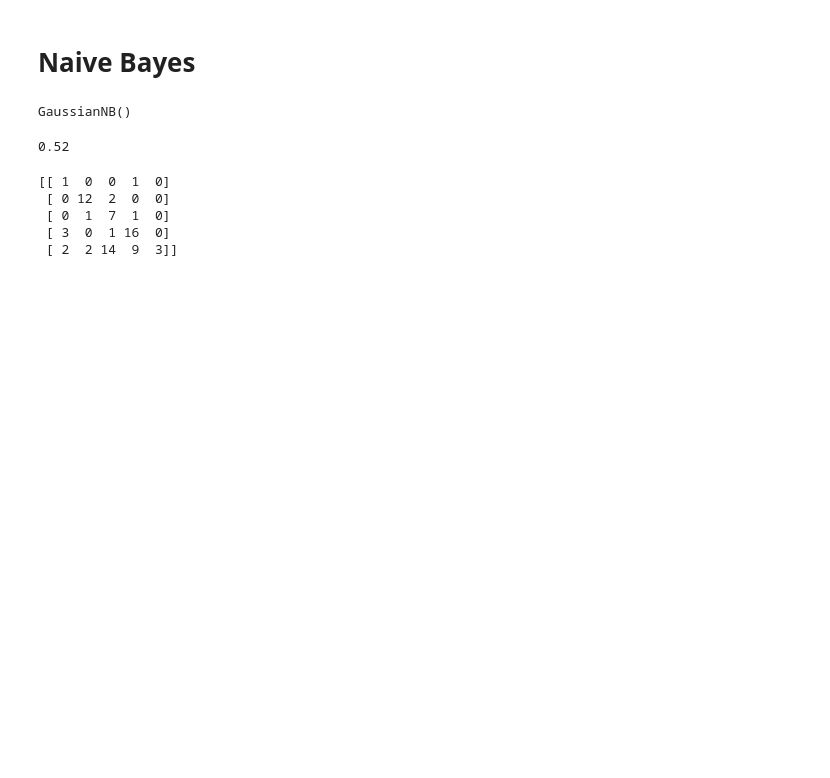
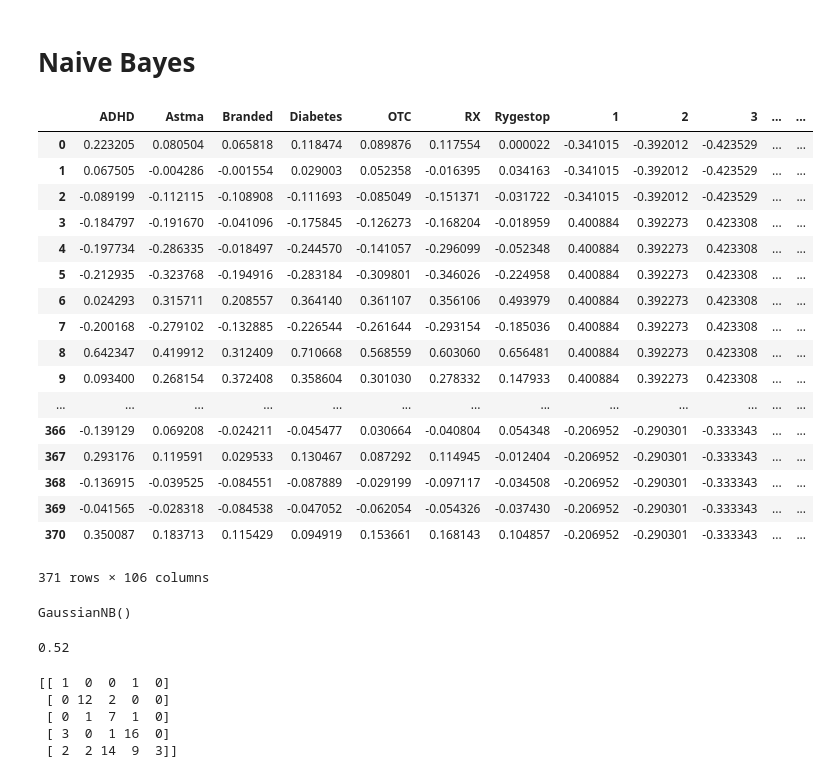
Before and after one commit to yfletberliac/Case-Computational-Data-Analysis, a Jupyter notebook: people_yannis.ipynb, the cells around one changed output. Drawn from its saved outputs; the diff is of its cells as text; code cells hidden in the pictures; blank space fills up the shorter version.

```diff
--- a/people_yannis.ipynb
+++ b/people_yannis.ipynb
@@ -110,6 +89,27 @@ for i in range(99):
     model_data[i+1] = model_data[i+1].astype(np.float64)
 # print model_data.mean()
 model_data = (model_data - model_data.mean()) / (model_data.max() - model_data.min())
+# %%
+model_data
+# %% [output]
+|  | ADHD | Astma | Branded | Diabetes | OTC | RX | Rygestop | 1 | 2 | 3 | ... | ... |
+| 0 | 0.223205 | 0.080504 | 0.065818 | 0.118474 | 0.089876 | 0.117554 | 0.000022 | -0.341015 | -0.392012 | -0.423529 | ... | ... |
+| 1 | 0.067505 | -0.004286 | -0.001554 | 0.029003 | 0.052358 | -0.016395 | 0.034163 | -0.341015 | -0.392012 | -0.423529 | ... | ... |
+| 2 | -0.089199 | -0.112115 | -0.108908 | -0.111693 | -0.085049 | -0.151371 | -0.031722 | -0.341015 | -0.392012 | -0.423529 | ... | ... |
+| 3 | -0.184797 | -0.191670 | -0.041096 | -0.175845 | -0.126273 | -0.168204 | -0.018959 | 0.400884 | 0.392273 | 0.423308 | ... | ... |
+| 4 | -0.197734 | -0.286335 | -0.018497 | -0.244570 | -0.141057 | -0.296099 | -0.052348 | 0.400884 | 0.392273 | 0.423308 | ... | ... |
+| 5 | -0.212935 | -0.323768 | -0.194916 | -0.283184 | -0.309801 | -0.346026 | -0.224958 | 0.400884 | 0.392273 | 0.423308 | ... | ... |
+| 6 | 0.024293 | 0.315711 | 0.208557 | 0.364140 | 0.361107 | 0.356106 | 0.493979 | 0.400884 | 0.392273 | 0.423308 | ... | ... |
+| 7 | -0.200168 | -0.279102 | -0.132885 | -0.226544 | -0.261644 | -0.293154 | -0.185036 | 0.400884 | 0.392273 | 0.423308 | ... | ... |
+| 8 | 0.642347 | 0.419912 | 0.312409 | 0.710668 | 0.568559 | 0.603060 | 0.656481 | 0.400884 | 0.392273 | 0.423308 | ... | ... |
+| 9 | 0.093400 | 0.268154 | 0.372408 | 0.358604 | 0.301030 | 0.278332 | 0.147933 | 0.400884 | 0.392273 | 0.423308 | ... | ... |
+| ... | ... | ... | ... | ... | ... | ... | ... | ... | ... | ... | ... | ... |
+| 366 | -0.139129 | 0.069208 | -0.024211 | -0.045477 | 0.030664 | -0.040804 | 0.054348 | -0.206952 | -0.290301 | -0.333343 | ... | ... |
+| 367 | 0.293176 | 0.119591 | 0.029533 | 0.130467 | 0.087292 | 0.114945 | -0.012404 | -0.206952 | -0.290301 | -0.333343 | ... | ... |
+| 368 | -0.136915 | -0.039525 | -0.084551 | -0.087889 | -0.029199 | -0.097117 | -0.034508 | -0.206952 | -0.290301 | -0.333343 | ... | ... |
+| 369 | -0.041565 | -0.028318 | -0.084538 | -0.047052 | -0.062054 | -0.054326 | -0.037430 | -0.206952 | -0.290301 | -0.333343 | ... | ... |
+| 370 | 0.350087 | 0.183713 | 0.115429 | 0.094919 | 0.153661 | 0.168143 | 0.104857 | -0.206952 | -0.290301 | -0.333343 | ... | ... |
+371 rows × 106 columns
 # %%
 y=[]
 for i in range(len(result[['Habitat']])):
```
Also changed, not shown: parts of 1 cell of this notebook.
